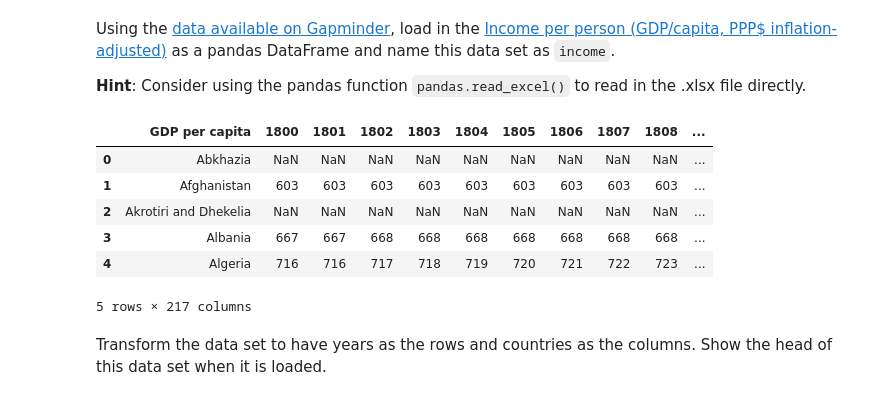
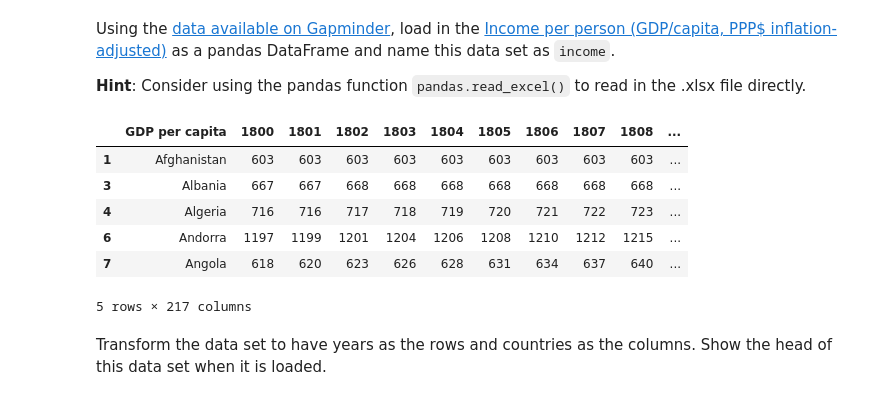
Before and after one commit to deep327/2014, a Jupyter notebook: homework/HW1.ipynb, the cells around one changed output. Drawn from its saved outputs; the diff is of its cells as text; code cells hidden in the pictures.

```diff
--- a/homework/HW1.ipynb
+++ b/homework/HW1.ipynb
@@ -218,16 +218,17 @@ Using the [data available on Gapminder](http://www.gapminder.org/data/), load in
 # %%
 #your code here
 incomeurl = 'https://spreadsheets.google.com/pub?key=phAwcNAVuyj1jiMAkmq1iMg&output=xls'
 s = StringIO.StringIO(requests.get(incomeurl).content)
 income = pd.read_excel(s, sheetname = 'Data')
+income.dropna(inplace = True)
 income.head()
 # %% [output]
 |  | GDP per capita | 1800 | 1801 | 1802 | 1803 | 1804 | 1805 | 1806 | 1807 | 1808 | ... |
-| 0 | Abkhazia | NaN | NaN | NaN | NaN | NaN | NaN | NaN | NaN | NaN | ... |
 | 1 | Afghanistan | 603 | 603 | 603 | 603 | 603 | 603 | 603 | 603 | 603 | ... |
-| 2 | Akrotiri and Dhekelia | NaN | NaN | NaN | NaN | NaN | NaN | NaN | NaN | NaN | ... |
 | 3 | Albania | 667 | 667 | 668 | 668 | 668 | 668 | 668 | 668 | 668 | ... |
 | 4 | Algeria | 716 | 716 | 717 | 718 | 719 | 720 | 721 | 722 | 723 | ... |
+| 6 | Andorra | 1197 | 1199 | 1201 | 1204 | 1206 | 1208 | 1210 | 1212 | 1215 | ... |
+| 7 | Angola | 618 | 620 | 623 | 626 | 628 | 631 | 634 | 637 | 640 | ... |
 5 rows × 217 columns
 # %% [markdown]
 Transform the data set to have years as the rows and countries as the columns. Show the head of this data set when it is loaded.
```
Also changed, not shown: parts of 10 cells of this notebook.
